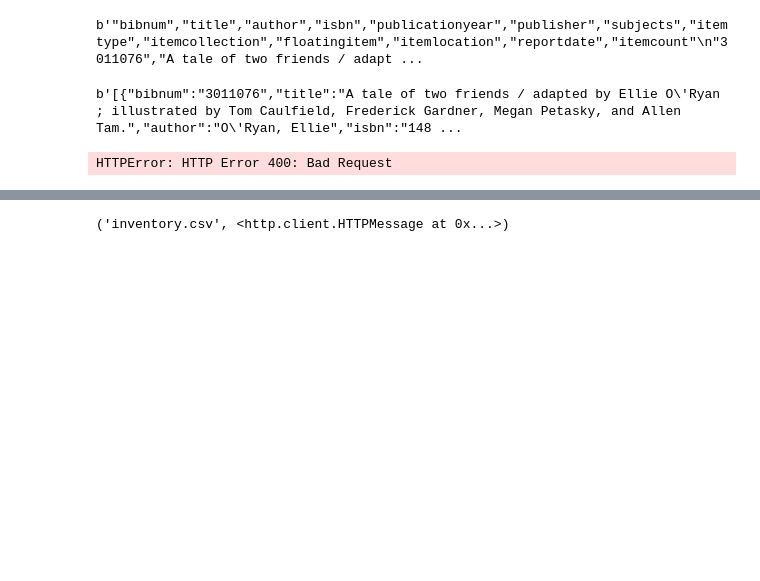
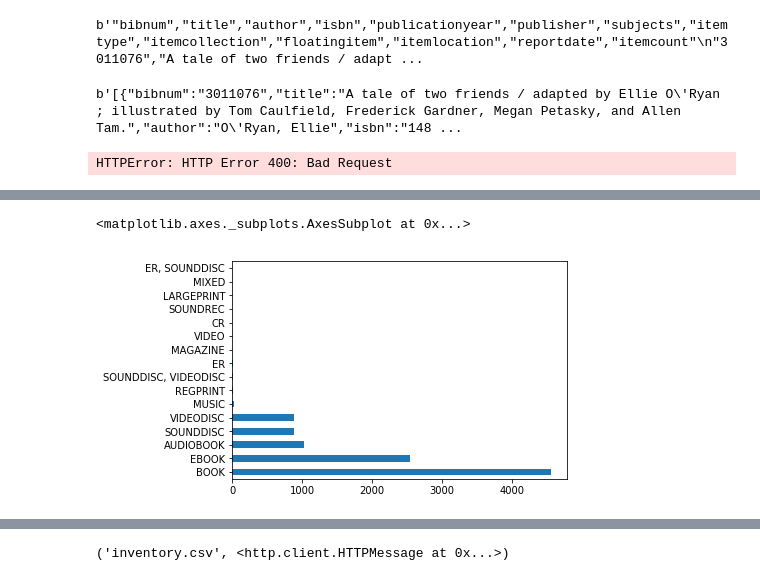
Before and after one commit to foerstner-lab/Bits_and_pieces_for_the_carpentries_workshops, a Jupyter notebook: python/Analyse_Seattle_Library_data.ipynb, the cells around one changed output, grey strips where cells are left out. Drawn from its saved outputs; the diff is of its cells as text; code cells hidden in the pictures; blank space fills up the shorter version.

```diff
--- a/python/Analyse_Seattle_Library_data.ipynb
+++ b/python/Analyse_Seattle_Library_data.ipynb
@@ -96,0 +198,5 @@ HTTPError: HTTP Error 400: Bad Request
+# %%
+checkouts_df["materialtype"].value_counts().plot(kind="barh")
+# %% [output]
+<matplotlib.axes._subplots.AxesSubplot at 0x...>
+[figure, added]
```
Also changed, not shown: parts of 34 cells of this notebook.
